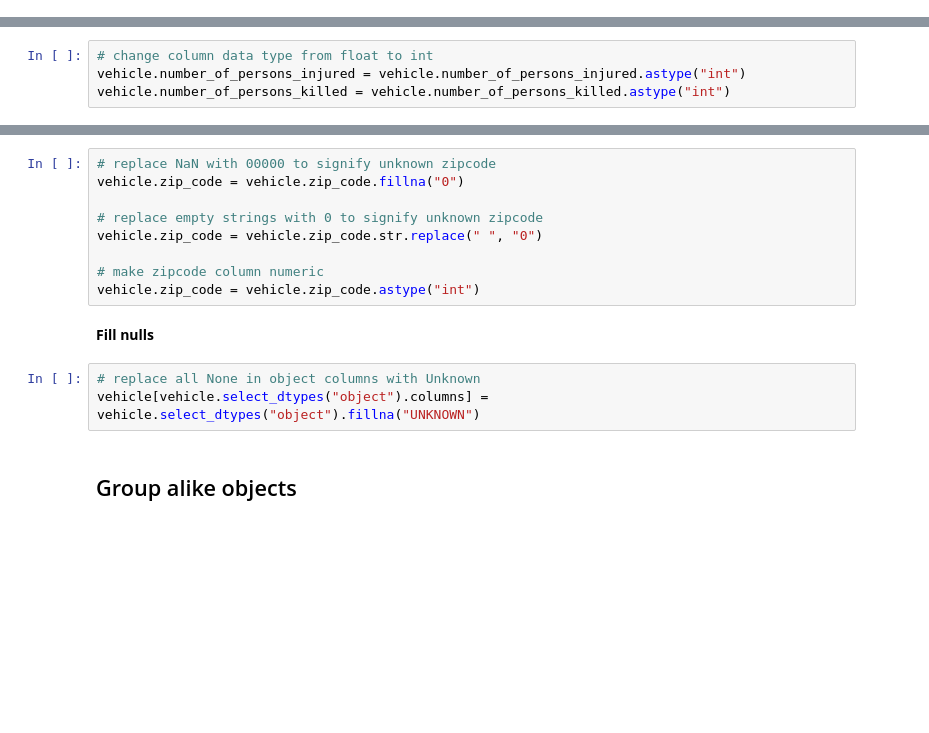
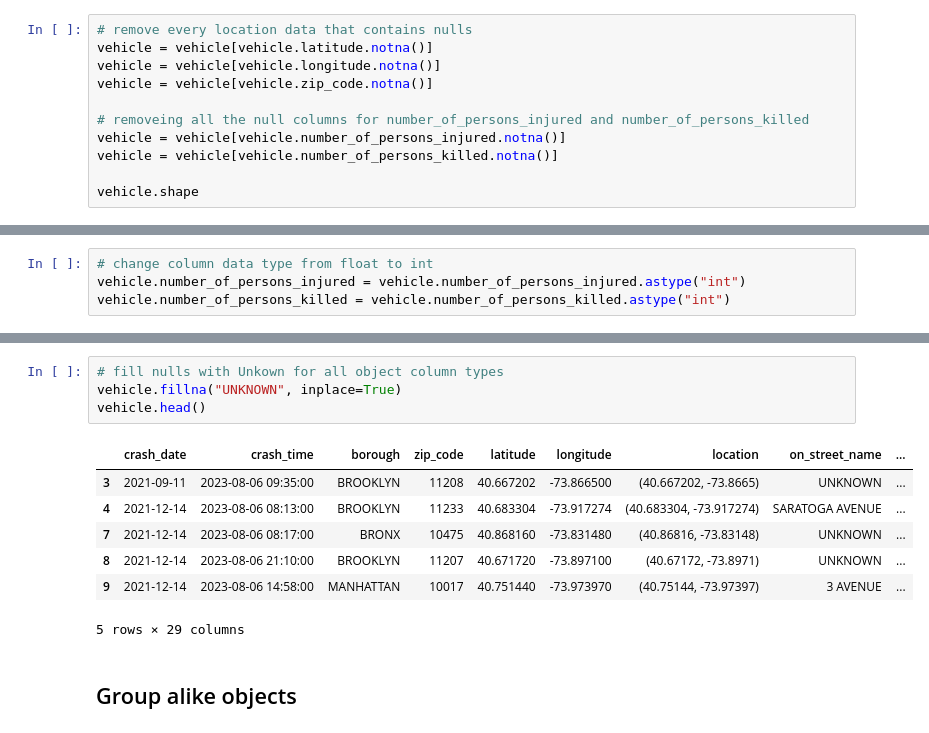
Before and after one commit to MigashaneVictoire/CNY_motor_Vehicle_collisions, a Jupyter notebook: 02_prepare_work_file.ipynb, the cells around one changed output, grey strips where cells are left out. Drawn from its saved outputs; the diff is of its cells as text; blank space fills up the shorter version.

Commit message:
Factor new data for 2023 and change preparation

```diff
--- a/02_prepare_work_file.ipynb
+++ b/02_prepare_work_file.ipynb
@@ -70,0 +109,11 @@ vehicle["crash_time"] = pd.to_datetime(vehicle['crash_time'])
+# %%
+# remove every location data that contains nulls
+vehicle = vehicle[vehicle.latitude.notna()]
+vehicle = vehicle[vehicle.longitude.notna()]
+vehicle = vehicle[vehicle.zip_code.notna()]
+
+# removeing all the null columns for number_of_persons_injured and number_of_persons_killed
+vehicle = vehicle[vehicle.number_of_persons_injured.notna()]
+vehicle = vehicle[vehicle.number_of_persons_killed.notna()]
+
+vehicle.shape
@@ -87,17 +146,15 @@ vehicle.number_of_persons_killed = vehicle.number_of_persons_killed.astype("int"
 # %%
-# replace NaN with 00000 to signify unknown zipcode
-vehicle.zip_code = vehicle.zip_code.fillna("0")
-
-# replace empty strings with 0 to signify unknown zipcode
-vehicle.zip_code = vehicle.zip_code.str.replace(" ", "0")
-
-# make zipcode column numeric
-vehicle.zip_code = vehicle.zip_code.astype("int")
+# fill nulls with Unkown for all object column types
+vehicle.fillna("UNKNOWN", inplace=True)
+vehicle.head()
+# %% [output]
+|  | crash_date | crash_time | borough | zip_code | latitude | longitude | location | on_street_name | ... |
+| 3 | 2021-09-11 | 2023-08-06 09:35:00 | BROOKLYN | 11208 | 40.667202 | -73.866500 | (40.667202, -73.8665) | UNKNOWN | ... |
+| 4 | 2021-12-14 | 2023-08-06 08:13:00 | BROOKLYN | 11233 | 40.683304 | -73.917274 | (40.683304, -73.917274) | SARATOGA AVENUE | ... |
+| 7 | 2021-12-14 | 2023-08-06 08:17:00 | BRONX | 10475 | 40.868160 | -73.831480 | (40.86816, -73.83148) | UNKNOWN | ... |
+| 8 | 2021-12-14 | 2023-08-06 21:10:00 | BROOKLYN | 11207 | 40.671720 | -73.897100 | (40.67172, -73.8971) | UNKNOWN | ... |
+| 9 | 2021-12-14 | 2023-08-06 14:58:00 | MANHATTAN | 10017 | 40.751440 | -73.973970 | (40.75144, -73.97397) | 3 AVENUE | ... |
+5 rows × 29 columns
-# %% [markdown]
-**Fill nulls**
-# %%
-# replace all None in object columns with Unknown
-vehicle[vehicle.select_dtypes("object").columns] = vehicle.select_dtypes("object").fillna("UNKNOWN")
 # %% [markdown]
 ## Group alike objects
 # %%
```
Also changed, not shown: parts of 31 cells of this notebook, 1 other file.
